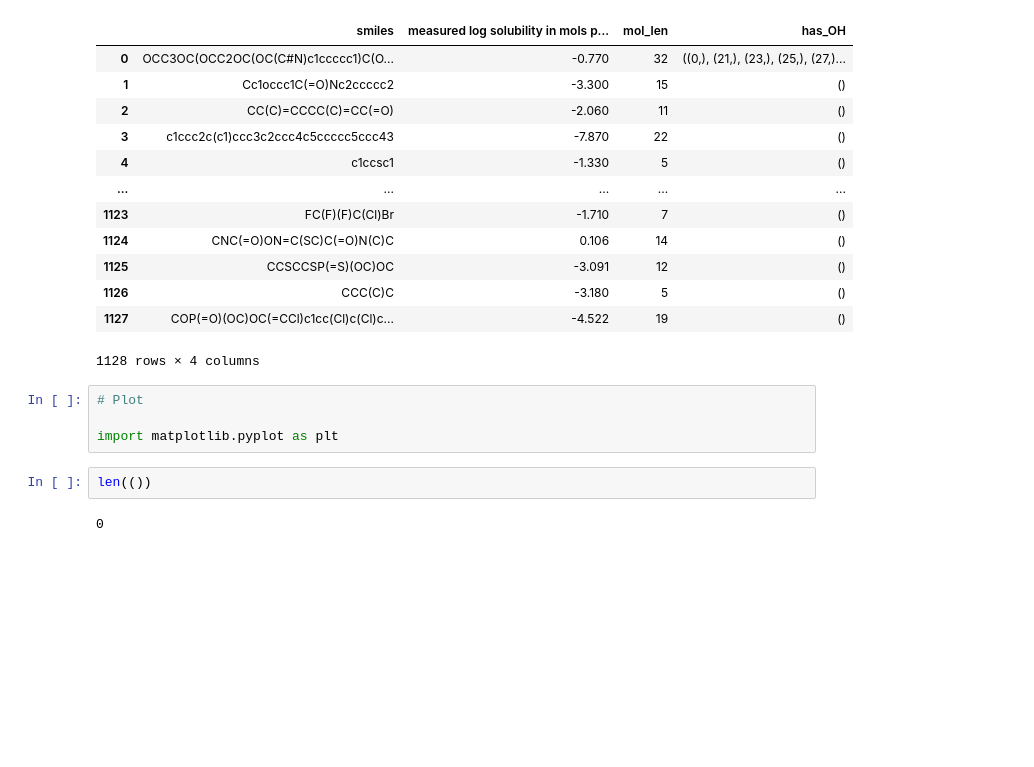
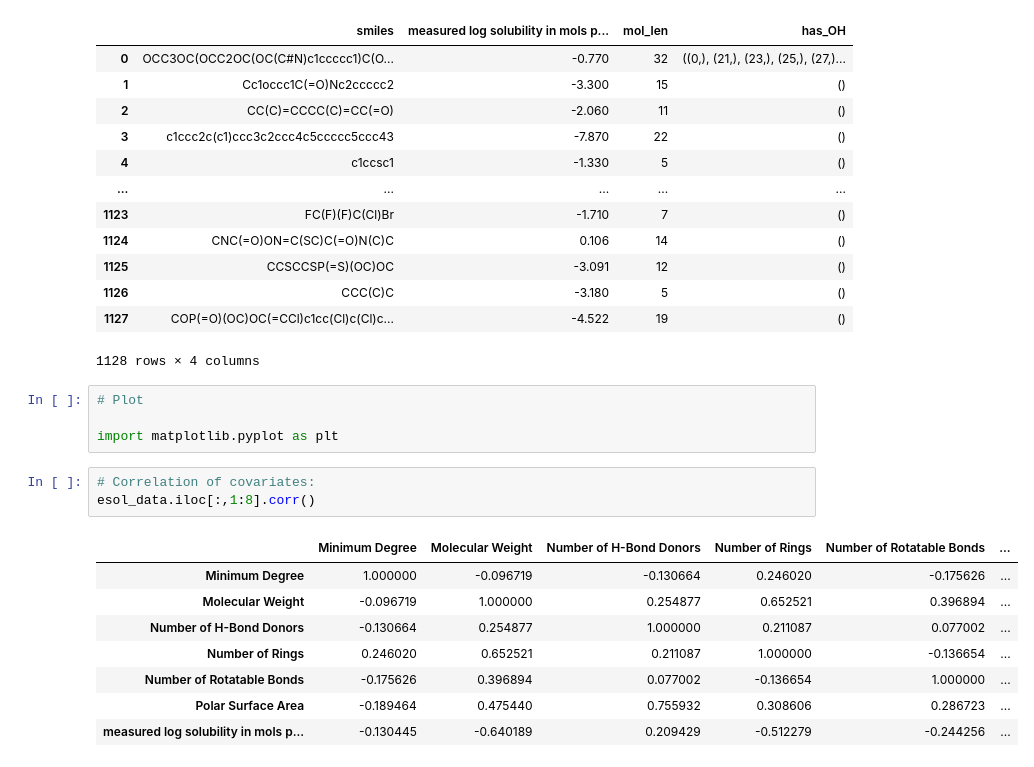
Before and after one commit to Mark12481632/Imperial_MSc_Project, a Jupyter notebook: code/Module_2.ipynb, the cells around one changed output. Cells and saved outputs as stored; diff of their text form; blank space fills up the shorter version.

```diff
--- a/code/Module_2.ipynb
+++ b/code/Module_2.ipynb
@@ -323,7 +323,15 @@ See the caveats in the documentation: https://pandas.pydata.org/pandas-docs/stab
 # Plot
 
 import matplotlib.pyplot as plt
-# %%
-len(())
-# %% [output]
-0
+# %%
+# Correlation of covariates:
+esol_data.iloc[:,1:8].corr()
+# %% [output]
+|  | Minimum Degree | Molecular Weight | Number of H-Bond Donors | Number of Rings | Number of Rotatable Bonds | ... |
+| Minimum Degree | 1.000000 | -0.096719 | -0.130664 | 0.246020 | -0.175626 | ... |
+| Molecular Weight | -0.096719 | 1.000000 | 0.254877 | 0.652521 | 0.396894 | ... |
+| Number of H-Bond Donors | -0.130664 | 0.254877 | 1.000000 | 0.211087 | 0.077002 | ... |
+| Number of Rings | 0.246020 | 0.652521 | 0.211087 | 1.000000 | -0.136654 | ... |
+| Number of Rotatable Bonds | -0.175626 | 0.396894 | 0.077002 | -0.136654 | 1.000000 | ... |
+| Polar Surface Area | -0.189464 | 0.475440 | 0.755932 | 0.308606 | 0.286723 | ... |
+| measured log solubility in mols p... | -0.130445 | -0.640189 | 0.209429 | -0.512279 | -0.244256 | ... |
```
